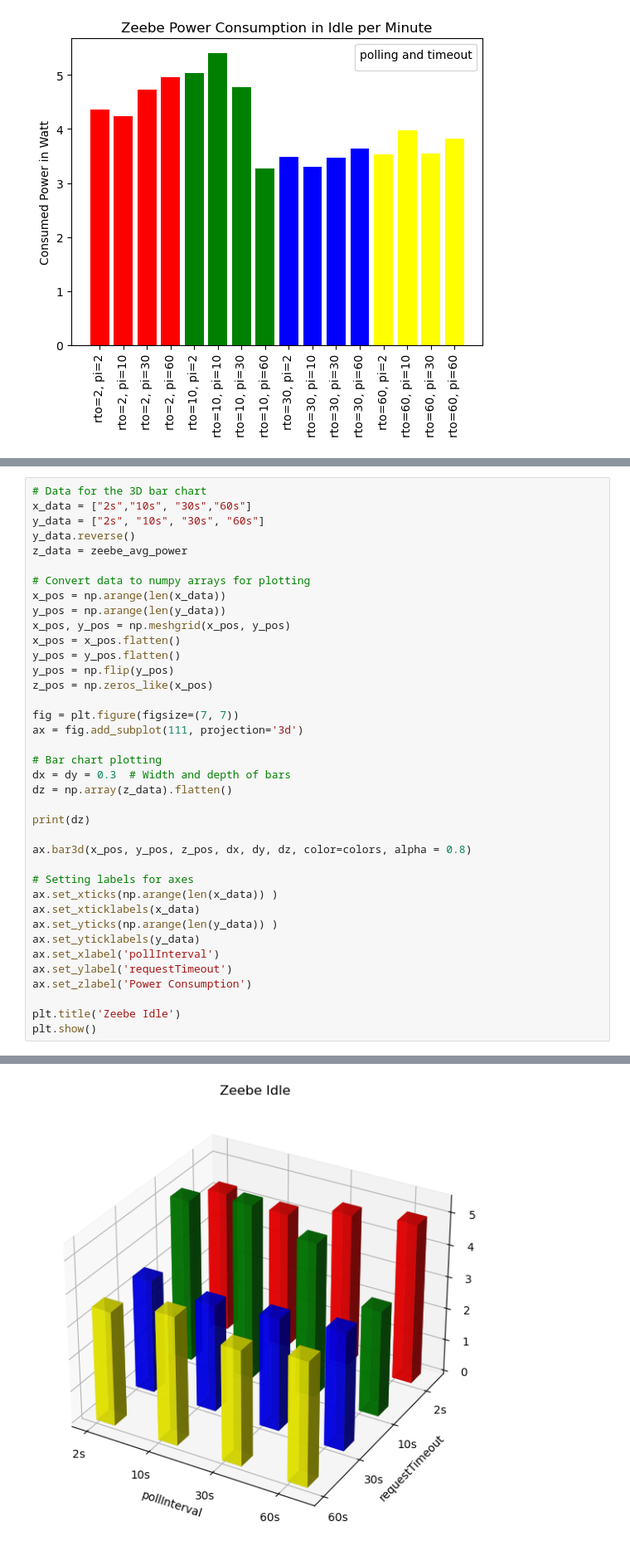
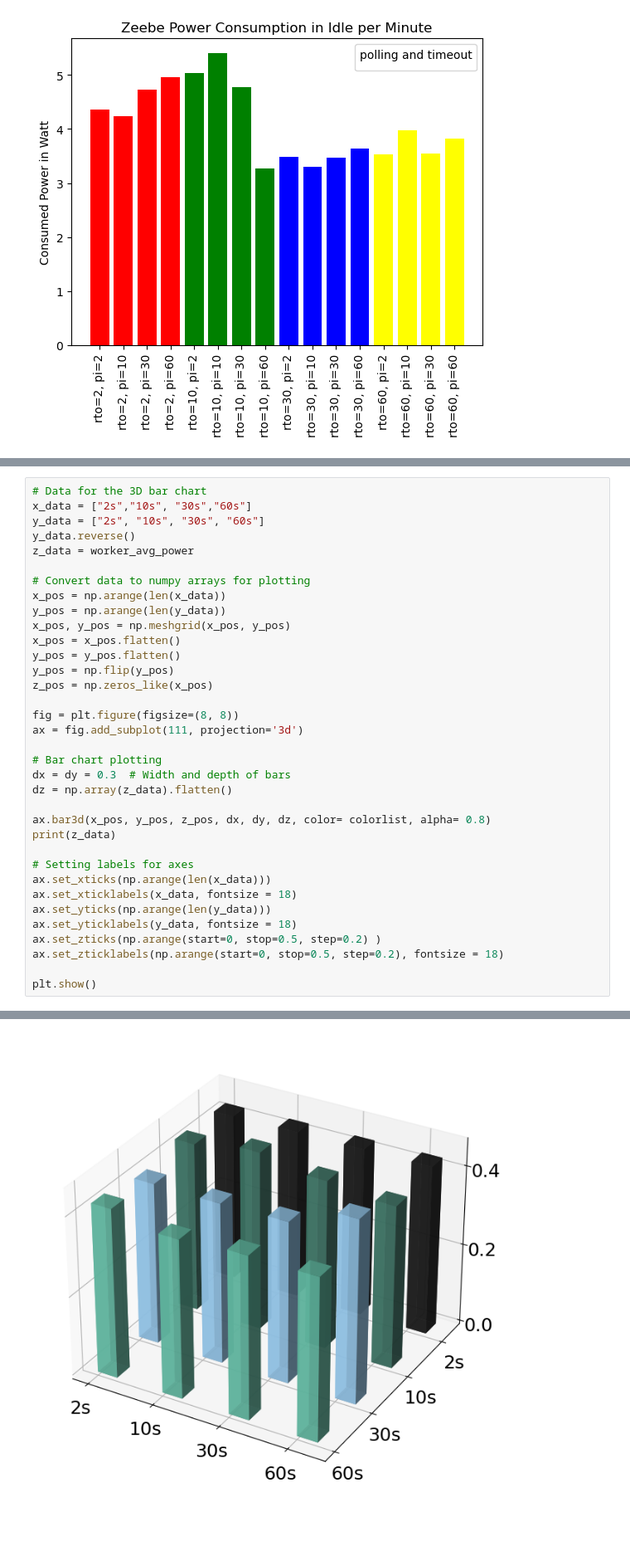
Before and after one commit to JayJabowski/camunda-8-worker-energy-efficiency-analysis, a Jupyter notebook: worker-measurements/Idle_1.2 Poster.ipynb, the cells around one changed output, grey strips where cells are left out. Shown at 83% size. Cells and saved outputs as stored; diff of their text form; blank space fills up the shorter version.

Commit message:
data analysis update

```diff
--- a/worker-measurements/Idle_1.2 Poster.ipynb
+++ b/worker-measurements/Idle_1.2 Poster.ipynb
@@ -306,7 +363,7 @@ No artists with labels found to put in legend.  Note that artists whose label st
 x_data = ["2s","10s", "30s","60s"]
 y_data = ["2s", "10s", "30s", "60s"]
 y_data.reverse()
-z_data = zeebe_avg_power
+z_data = worker_avg_power
 
 # Convert data to numpy arrays for plotting
 x_pos = np.arange(len(x_data))
@@ -317,26 +374,23 @@ y_pos = y_pos.flatten()
 y_pos = np.flip(y_pos)
 z_pos = np.zeros_like(x_pos)
 
-fig = plt.figure(figsize=(7, 7))
+fig = plt.figure(figsize=(8, 8))
 ax = fig.add_subplot(111, projection='3d')
 
 # Bar chart plotting
 dx = dy = 0.3  # Width and depth of bars
 dz = np.array(z_data).flatten()
 
-print(dz)
-
-ax.bar3d(x_pos, y_pos, z_pos, dx, dy, dz, color=colors, alpha = 0.8)
+ax.bar3d(x_pos, y_pos, z_pos, dx, dy, dz, color= colorlist, alpha= 0.8)
+print(z_data)
 
 # Setting labels for axes
-ax.set_xticks(np.arange(len(x_data)) )
-ax.set_xticklabels(x_data)
-ax.set_yticks(np.arange(len(y_data)) )
-ax.set_yticklabels(y_data)
-ax.set_xlabel('pollInterval')
-ax.set_ylabel('requestTimeout')
-ax.set_zlabel('Power Consumption')
+ax.set_xticks(np.arange(len(x_data)))
+ax.set_xticklabels(x_data, fontsize = 18)
+ax.set_yticks(np.arange(len(y_data)))
+ax.set_yticklabels(y_data, fontsize = 18)
+ax.set_zticks(np.arange(start=0, stop=0.5, step=0.2) )
+ax.set_zticklabels(np.arange(start=0, stop=0.5, step=0.2), fontsize = 18)
 
-plt.title('Zeebe Idle')
 plt.show()
 # %% [output]
@@ -346 +401 @@ plt.show()
-[figure, old version]
+[figure, new version]
```
Also changed, not shown: parts of 3 cells of this notebook, 12 other files.
